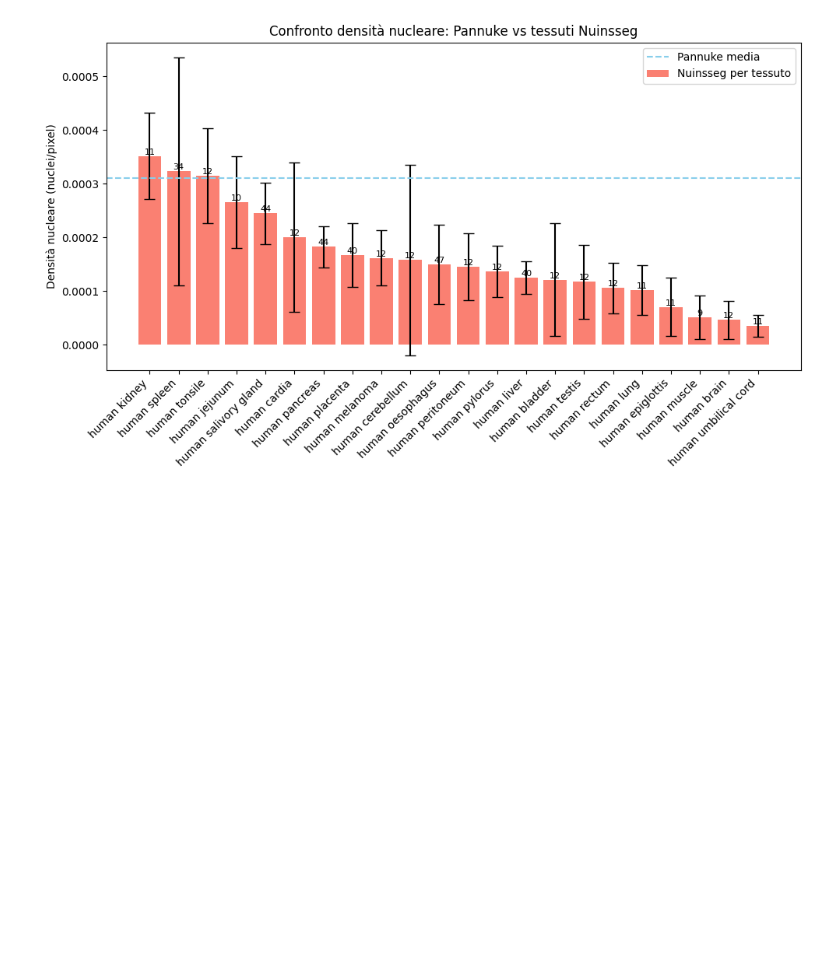
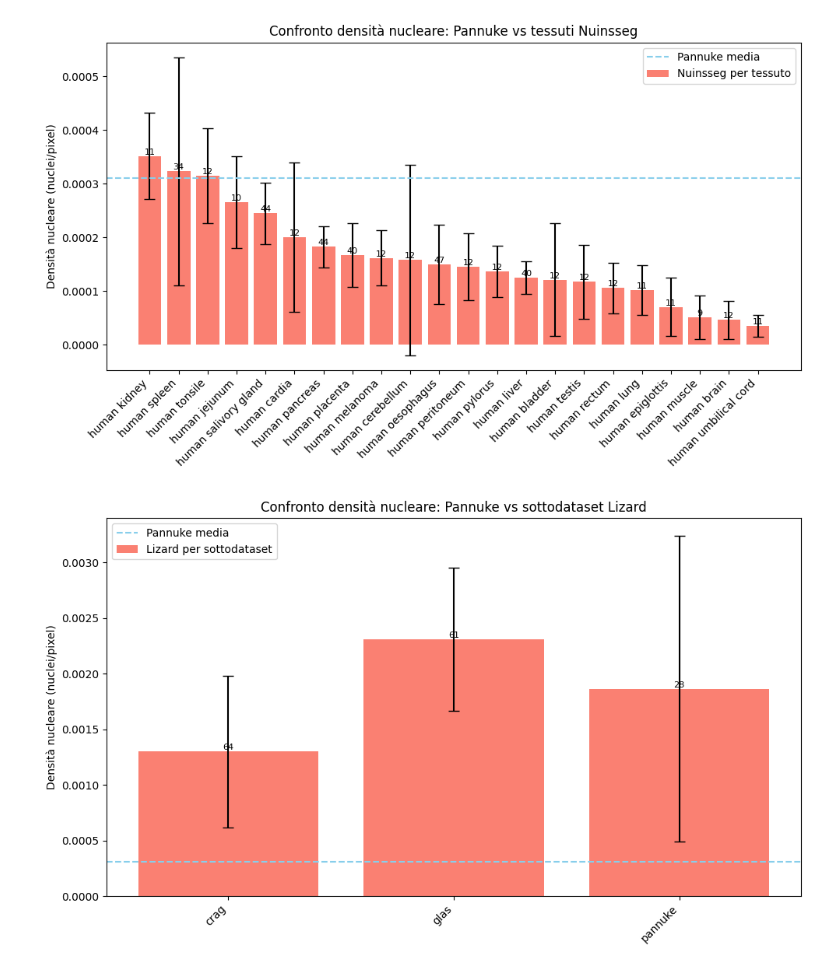
Before and after one commit to ChiariniFrancesco/FSL_Segmentation_Bio, a Jupyter notebook: Pannuke_VS_Nuinsegg.ipynb, the cells around one changed output. Cells and saved outputs as stored; diff of their text form; code cells hidden in the pictures; blank space fills up the shorter version.

```diff
--- a/Pannuke_VS_Nuinsegg.ipynb
+++ b/Pannuke_VS_Nuinsegg.ipynb
@@ -181,6 +241,51 @@ plt.tight_layout()
 plt.show()
 # %% [output]
 [figure]
+# %%
+import pandas as pd
+import matplotlib.pyplot as plt
+
+# Supponiamo che df_images_Lizard abbia le colonne: image_id, density
+# E dens_Pannuke sia un singolo valore o una serie
+
+# Calcolo il valore singolo per Pannuke
+dens_Pannuke_val = dens_Pannuke.mean() if hasattr(dens_Pannuke, "__iter__") else dens_Pannuke
+
+# Identifico i sottodataset di Lizard
+subdatasets = ['concep', 'crag', 'glas', 'pannuke']
+stats = []
+
+for sd in subdatasets:
+    df_sd = df_images_Lizard[df_images_Lizard['image_id'].str.startswith(sd)]
+    mean_density = df_sd['density'].mean()
+    std_density = df_sd['density'].std()
+    n_images = len(df_sd)
+    stats.append((sd, mean_density, std_density, n_images))
+
+# Creo DataFrame dei risultati
+df_Lizard_stats = pd.DataFrame(stats, columns=['Subdataset', 'MeanDensity', 'StdDensity', 'N_images'])
+
+# Grafico
+plt.figure(figsize=(10,6))
+bars = plt.bar(df_Lizard_stats["Subdataset"], df_Lizard_stats["MeanDensity"],
+               yerr=df_Lizard_stats["StdDensity"], capsize=5, color="salmon", label="Lizard per sottodataset")
+
+# Aggiungo numero immagini sopra barre
+for bar, n in zip(bars, df_Lizard_stats["N_images"]):
+    plt.text(bar.get_x() + bar.get_width()/2, bar.get_height(), str(n),
+             ha='center', va='bottom', fontsize=8)
+
+# Linea Pannuke media (ORA USO dens_Pannuke_val!)
+plt.axhline(dens_Pannuke_val, color="skyblue", linestyle="--", label="Pannuke media")
+
+plt.xticks(rotation=45, ha="right")
+plt.ylabel("Densità nucleare (nuclei/pixel)")
+plt.title("Confronto densità nucleare: Pannuke vs sottodataset Lizard")
+plt.legend()
+plt.tight_layout()
+plt.show()
+# %% [output]
+[figure, added]
 # %%
 # CONFRONTO NUMERICO GLOBALE PANNUKE VS NUINSSEG
 
```
Also changed, not shown: parts of 7 cells of this notebook, 12 other files.
